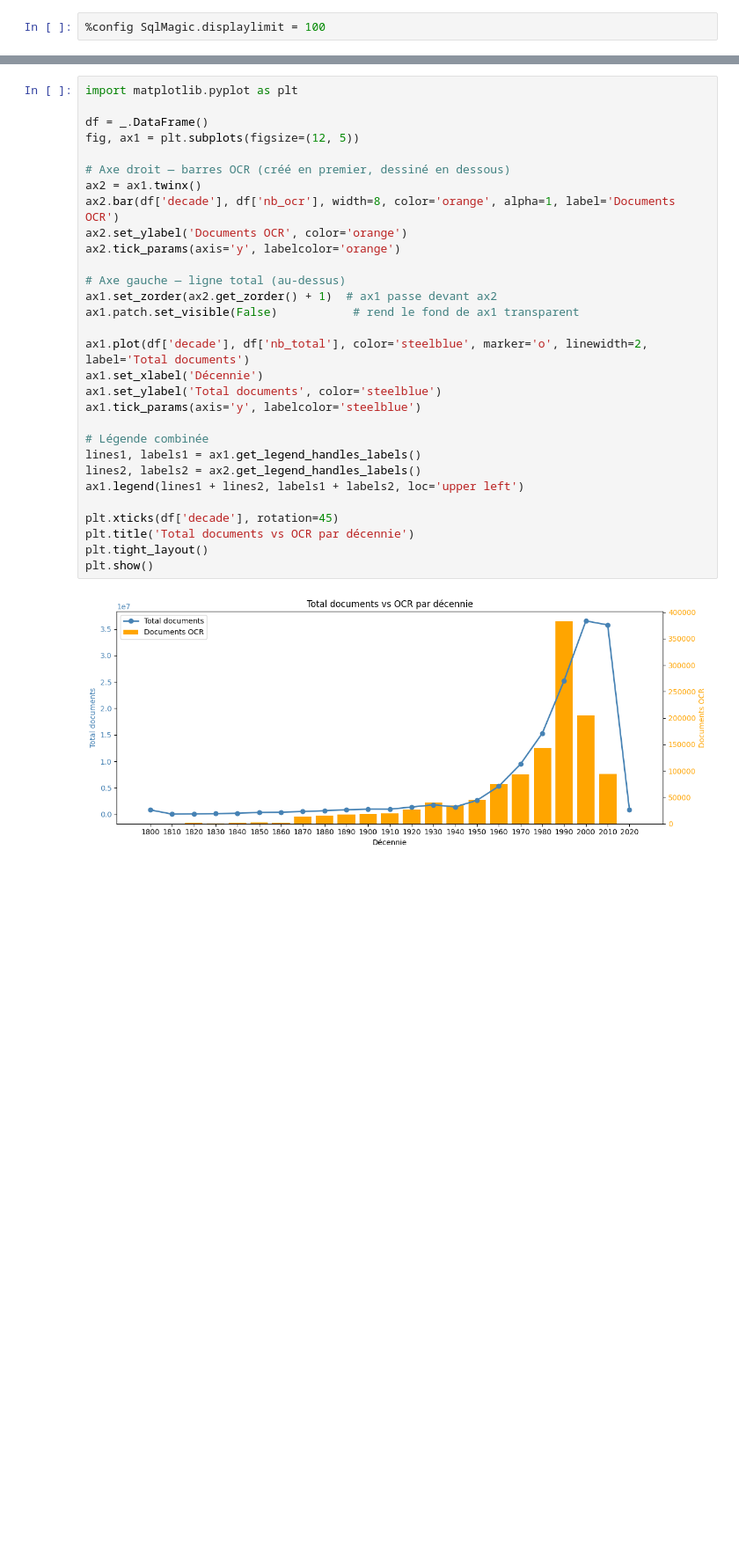
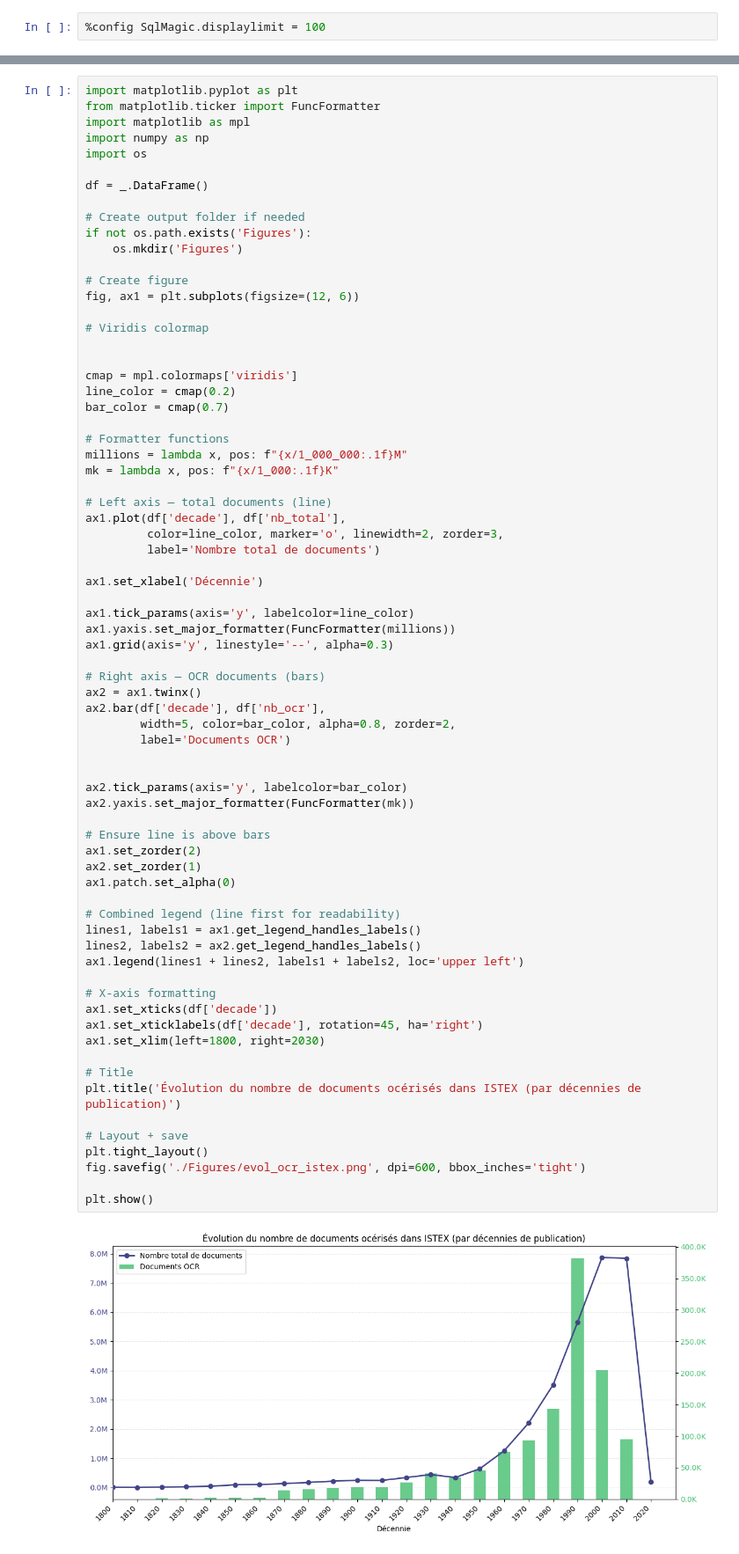
Before and after one commit to OcrIstex/ocr-istex, a Jupyter notebook: OCR dans Istex.ipynb, the cells around one changed output, grey strips where cells are left out. Shown at 88% size. Saved outputs shown, nothing was run; the diff lists cells and outputs as text; blank space fills up the shorter version.

```diff
--- a/OCR dans Istex.ipynb
+++ b/OCR dans Istex.ipynb
@@ -209,32 +245,73 @@ Truncated to displaylimit of 10.
 # %%
 import matplotlib.pyplot as plt
+from matplotlib.ticker import FuncFormatter
+import matplotlib as mpl
+import numpy as np
+import os
 
 df = _.DataFrame()
-fig, ax1 = plt.subplots(figsize=(12, 5))
 
-# Axe droit — barres OCR (créé en premier, dessiné en dessous)
+# Create output folder if needed
+if not os.path.exists('Figures'):
+    os.mkdir('Figures')
+
+# Create figure
+fig, ax1 = plt.subplots(figsize=(12, 6))
+
+# Viridis colormap
+
+
+cmap = mpl.colormaps['viridis']
+line_color = cmap(0.2)
+bar_color = cmap(0.7)
+
+# Formatter functions
+millions = lambda x, pos: f"{x/1_000_000:.1f}M"
+mk = lambda x, pos: f"{x/1_000:.1f}K"
+
+# Left axis — total documents (line)
+ax1.plot(df['decade'], df['nb_total'],
+         color=line_color, marker='o', linewidth=2, zorder=3,
+         label='Nombre total de documents')
+
+ax1.set_xlabel('Décennie')
+
+ax1.tick_params(axis='y', labelcolor=line_color)
+ax1.yaxis.set_major_formatter(FuncFormatter(millions))
+ax1.grid(axis='y', linestyle='--', alpha=0.3)
+
+# Right axis — OCR documents (bars)
 ax2 = ax1.twinx()
-ax2.bar(df['decade'], df['nb_ocr'], width=8, color='orange', alpha=1, label='Documents OCR')
-ax2.set_ylabel('Documents OCR', color='orange')
-ax2.tick_params(axis='y', labelcolor='orange')
+ax2.bar(df['decade'], df['nb_ocr'],
+        width=5, color=bar_color, alpha=0.8, zorder=2,
+        label='Documents OCR')
 
-# Axe gauche — ligne total (au-dessus)
-ax1.set_zorder(ax2.get_zorder() + 1)  # ax1 passe devant ax2
-ax1.patch.set_visible(False)           # rend le fond de ax1 transparent
 
-ax1.plot(df['decade'], df['nb_total'], color='steelblue', marker='o', linewidth=2, label='Total documents')
-ax1.set_xlabel('Décennie')
-ax1.set_ylabel('Total documents', color='steelblue')
-ax1.tick_params(axis='y', labelcolor='steelblue')
+ax2.tick_params(axis='y', labelcolor=bar_color)
+ax2.yaxis.set_major_formatter(FuncFormatter(mk))
 
-# Légende combinée
+# Ensure line is above bars
+ax1.set_zorder(2)
+ax2.set_zorder(1)
+ax1.patch.set_alpha(0)
+
+# Combined legend (line first for readability)
 lines1, labels1 = ax1.get_legend_handles_labels()
 lines2, labels2 = ax2.get_legend_handles_labels()
 ax1.legend(lines1 + lines2, labels1 + labels2, loc='upper left')
 
-plt.xticks(df['decade'], rotation=45)
-plt.title('Total documents vs OCR par décennie')
+# X-axis formatting
+ax1.set_xticks(df['decade'])
+ax1.set_xticklabels(df['decade'], rotation=45, ha='right')
+ax1.set_xlim(left=1800, right=2030)
+
+# Title
+plt.title('Évolution du nombre de documents océrisés dans ISTEX (par décennies de publication)')
+
+# Layout + save
 plt.tight_layout()
+fig.savefig('./Figures/evol_ocr_istex.png', dpi=600, bbox_inches='tight')
+
 plt.show()
 # %% [output]
-[figure, old version]
+[figure, new version]
```
Also changed, not shown: parts of 17 cells of this notebook.
